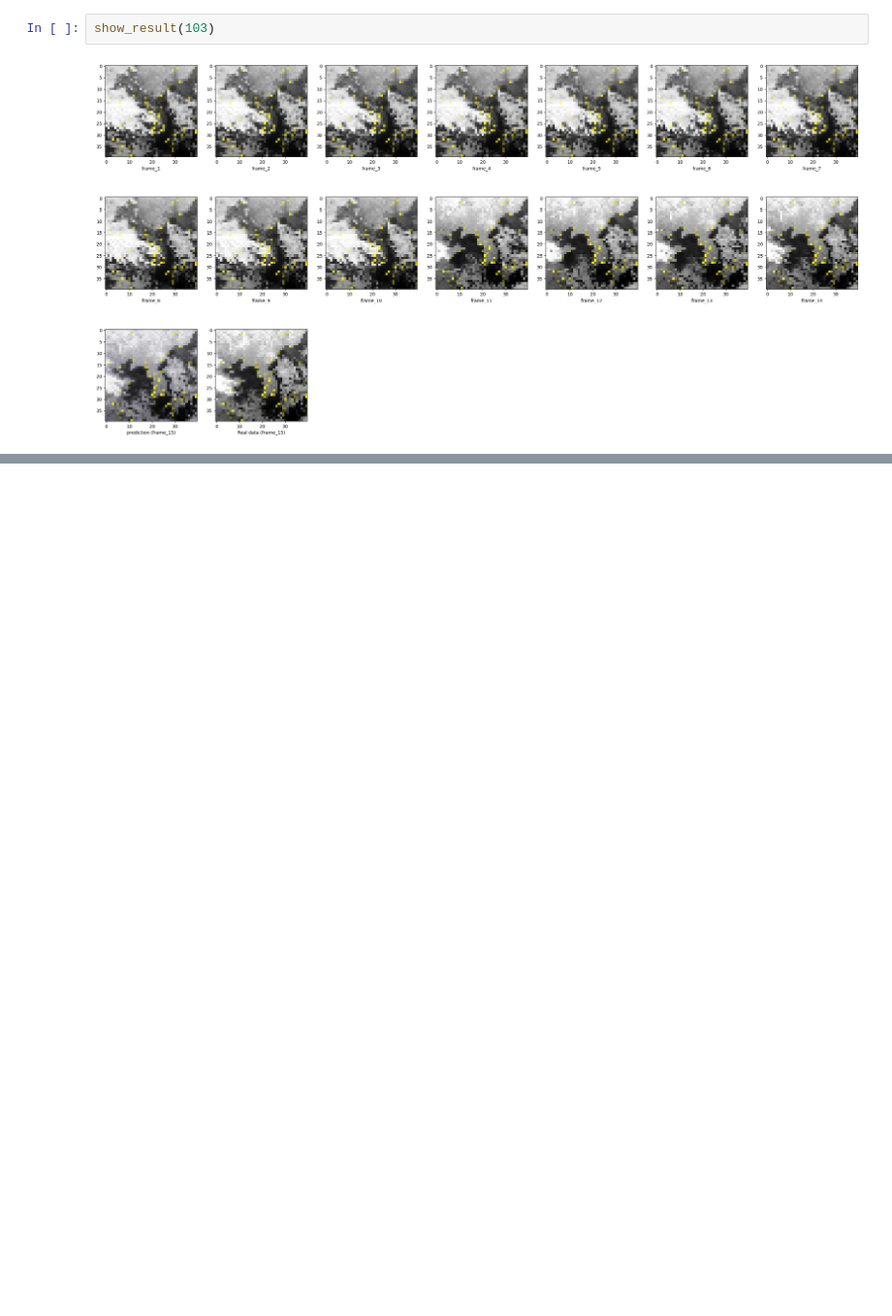
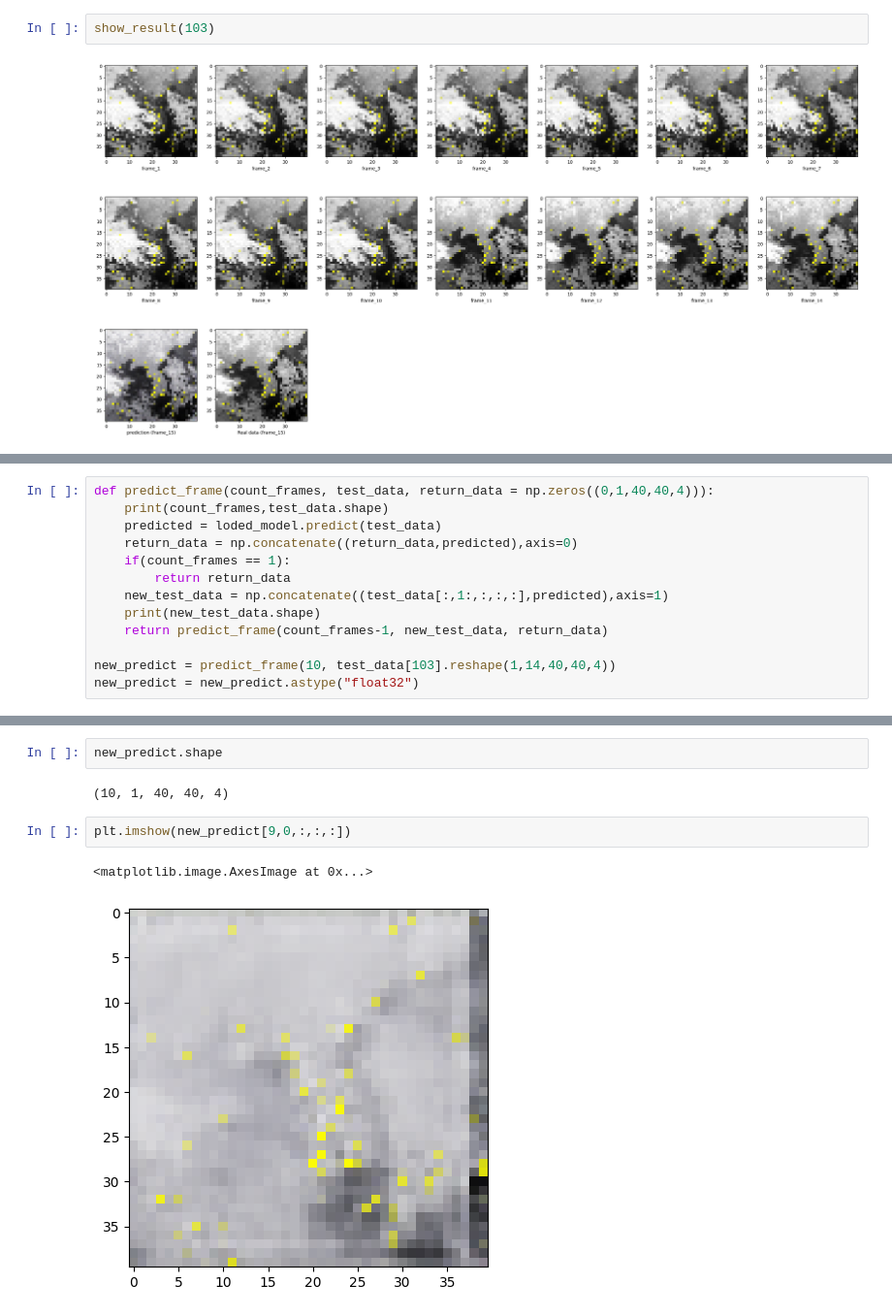
Before and after one commit to LOOPARAM/-Climate-Prediction-AI, a Jupyter notebook: Main/ClimateAI.ipynb, the cells around one changed output, grey strips where cells are left out. Shown at 97% size. Cells and saved outputs as stored; diff of their text form; blank space fills up the shorter version.

```diff
--- a/Main/ClimateAI.ipynb
+++ b/Main/ClimateAI.ipynb
@@ -146,0 +147,13 @@ show_result(104)
+# %%
+def predict_frame(count_frames, test_data, return_data = np.zeros((0,1,40,40,4))):
+    print(count_frames,test_data.shape)
+    predicted = loded_model.predict(test_data)
+    return_data = np.concatenate((return_data,predicted),axis=0)
+    if(count_frames == 1):
+        return return_data
+    new_test_data = np.concatenate((test_data[:,1:,:,:,:],predicted),axis=1)
+    print(new_test_data.shape)
+    return predict_frame(count_frames-1, new_test_data, return_data)
+
+new_predict = predict_frame(10, test_data[103].reshape(1,14,40,40,4))
+new_predict = new_predict.astype("float32")
@@ -146,0 +178,9 @@ show_result(104)
+# %%
+new_predict.shape
+# %% [output]
+(10, 1, 40, 40, 4)
+# %%
+plt.imshow(new_predict[9,0,:,:,:])
+# %% [output]
+<matplotlib.image.AxesImage at 0x...>
+[figure, added]
```
Also changed, not shown: parts of 4 cells of this notebook, 2 other files.
